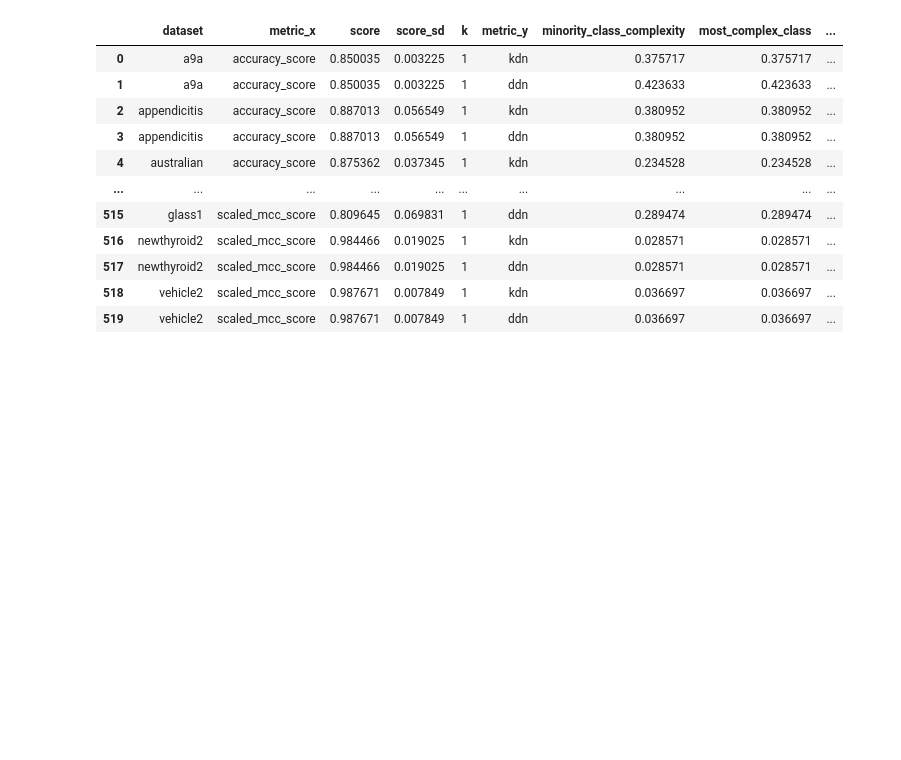
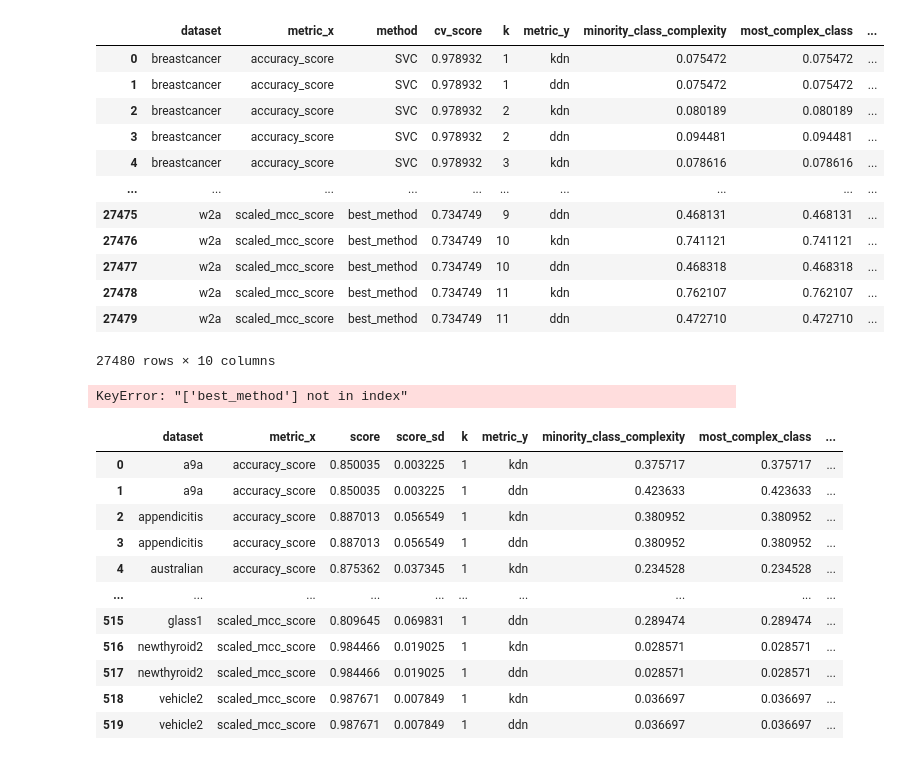
Before and after one commit to URJCDSLab/dynamic_disagreeing_neighbors, a Jupyter notebook: notebooks/complexity_across_models_and_imbalance_all.ipynb, the cells around one changed output. Cells and saved outputs as stored; diff of their text form; code cells hidden in the pictures; blank space fills up the shorter version.

```diff
--- a/notebooks/complexity_across_models_and_imbalance_all.ipynb
+++ b/notebooks/complexity_across_models_and_imbalance_all.ipynb
@@ -8,6 +9,6 @@ from src.data.tidy_data import extract_all_models_performance
 import warnings
 warnings.filterwarnings('ignore')
 # %%
-df_score_differences = pd.read_parquet('data/results/score_differences_data.parquet') # no vale necesito uno nuevo
+df_score_differences = pd.read_parquet('data/results/score_differences_all_data.parquet')
 df_performance_results = pd.read_parquet('data/results/performance_detailed_data.parquet')
 df_description = pd.read_parquet('data/results/df_description_data.parquet')
@@ -97,15 +15,23 @@ def calculate_grouped_statistics(df, diff='diff_score_most_complex_class', x_var
+# %%
+df_score_differences
+# %% [output]
+|  | dataset | metric_x | method | cv_score | k | metric_y | minority_class_complexity | most_complex_class | ... |
+| 0 | breastcancer | accuracy_score | SVC | 0.978932 | 1 | kdn | 0.075472 | 0.075472 | ... |
+| 1 | breastcancer | accuracy_score | SVC | 0.978932 | 1 | ddn | 0.075472 | 0.075472 | ... |
+| 2 | breastcancer | accuracy_score | SVC | 0.978932 | 2 | kdn | 0.080189 | 0.080189 | ... |
+| 3 | breastcancer | accuracy_score | SVC | 0.978932 | 2 | ddn | 0.094481 | 0.094481 | ... |
+| 4 | breastcancer | accuracy_score | SVC | 0.978932 | 3 | kdn | 0.078616 | 0.078616 | ... |
+| ... | ... | ... | ... | ... | ... | ... | ... | ... | ... |
+| 27475 | w2a | scaled_mcc_score | best_method | 0.734749 | 9 | ddn | 0.468131 | 0.468131 | ... |
+| 27476 | w2a | scaled_mcc_score | best_method | 0.734749 | 10 | kdn | 0.741121 | 0.741121 | ... |
+| 27477 | w2a | scaled_mcc_score | best_method | 0.734749 | 10 | ddn | 0.468318 | 0.468318 | ... |
+| 27478 | w2a | scaled_mcc_score | best_method | 0.734749 | 11 | kdn | 0.762107 | 0.762107 | ... |
+| 27479 | w2a | scaled_mcc_score | best_method | 0.734749 | 11 | ddn | 0.472710 | 0.472710 | ... |
+27480 rows × 10 columns
 # %%
-k=1
-# Define bins and labels for class_prop categories
-bins = [0, 0.1, 0.2, 0.3, 0.4, 0.5]
-labels = ['0-0.1', '0.1-0.2', '0.2-0.3', '0.3-0.4', '0.4-0.5']
-
-# Create class_prop_category in df_description
-df_description['class_prop_category'] = pd.cut(df_description['class_prop'], bins=bins, labels=labels, include_lowest=True)
-
-# Reset index and rename it to 'dataset'
-df_description.reset_index(inplace=True)
-df_description.rename(columns={'index': 'dataset'}, inplace=True)
+df_merged = prepare_data(df_description, df_score_differences, df_performance_results, 1)
+# %% [output]
+KeyError: "['best_method'] not in index"
 # %%
 # Filter data for the specified k value
 df_filtered = df_score_differences[df_score_differences['k'] == k]
```
Also changed, not shown: parts of 3 cells of this notebook, 5 other files.
